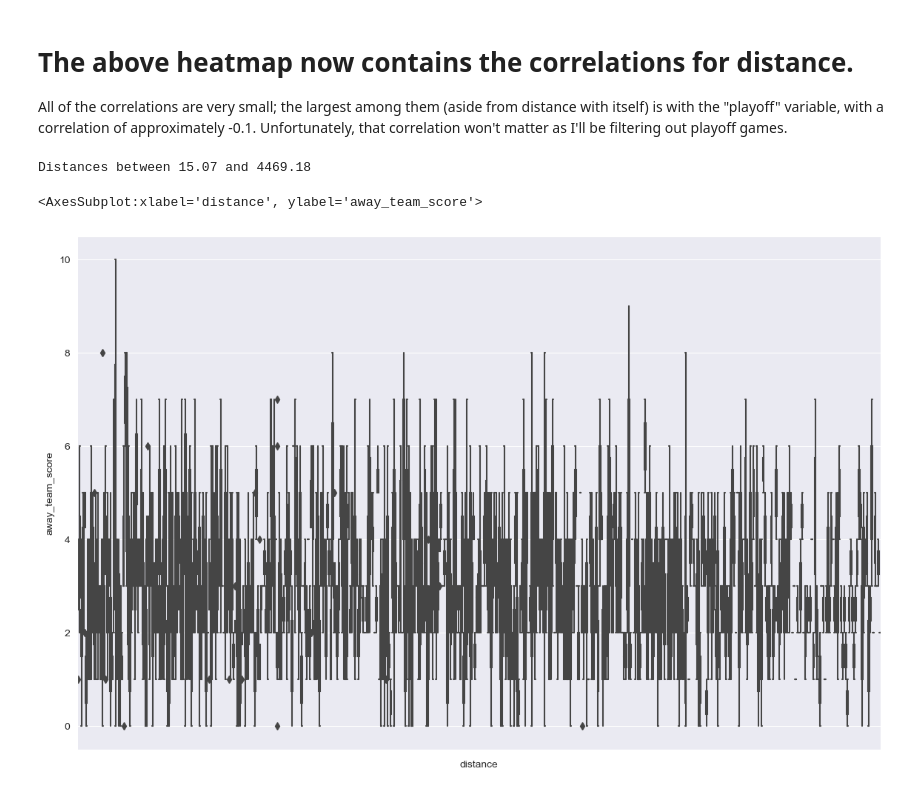
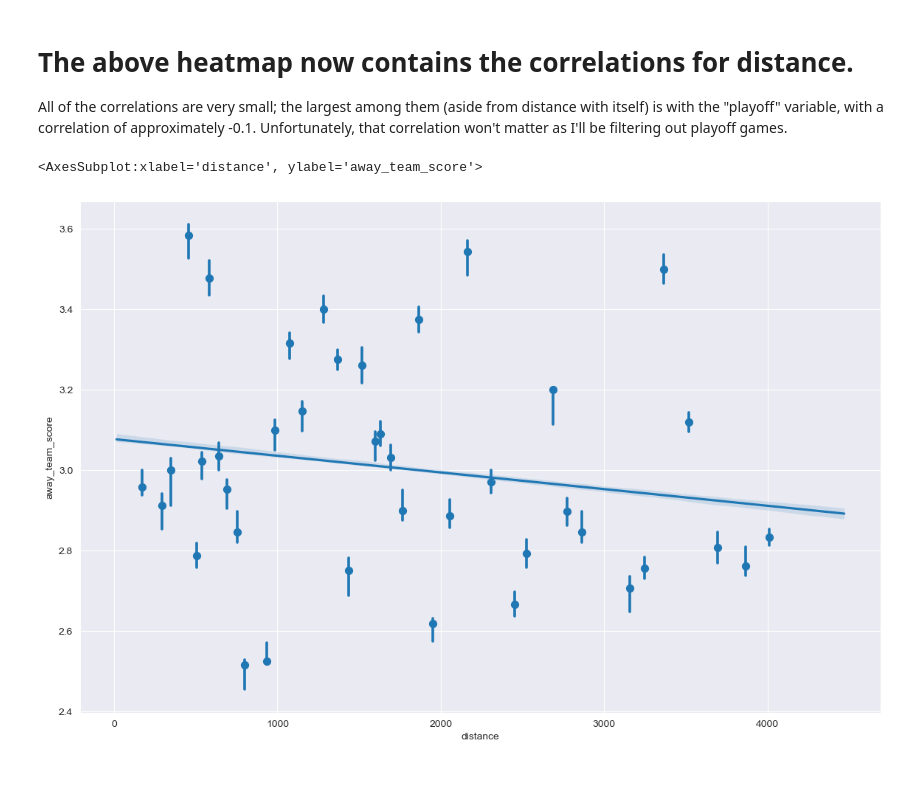
Before and after one commit to ubco-W2022T1-cosc301/project-group10, a Jupyter notebook: notebooks/analysis1.ipynb, the cells around one changed output. Cells and saved outputs as stored; diff of their text form; code cells hidden in the pictures.

```diff
--- a/notebooks/analysis1.ipynb
+++ b/notebooks/analysis1.ipynb
@@ -151,13 +152,8 @@ All of the correlations are very small; the largest among them (aside from dista
 # %%
 plt.figure(figsize=(14,9))
 sns.set_style('darkgrid')
-boxplot_away = sns.boxplot(x='distance',y='away_team_score',data=df, orient="v")
-max_dist = max(df["distance"])
-min_dist = min(df["distance"])
-print("Distances between " + str(min_dist) + " and " + str(max_dist))
-boxplot_away.set(xticklabels=[])
-boxplot_away
+regression_plot = sns.regplot(x='distance',y='away_team_score',data=df, x_bins=40, ci=10)
+regression_plot
 # %% [output]
-Distances between 15.07 and 4469.18
+<AxesSubplot:xlabel='distance', ylabel='away_team_score'>
-<AxesSubplot:xlabel='distance', ylabel='away_team_score'>
-[figure, old version]
+[figure, new version]
```
Also changed, not shown: parts of 15 cells of this notebook.
